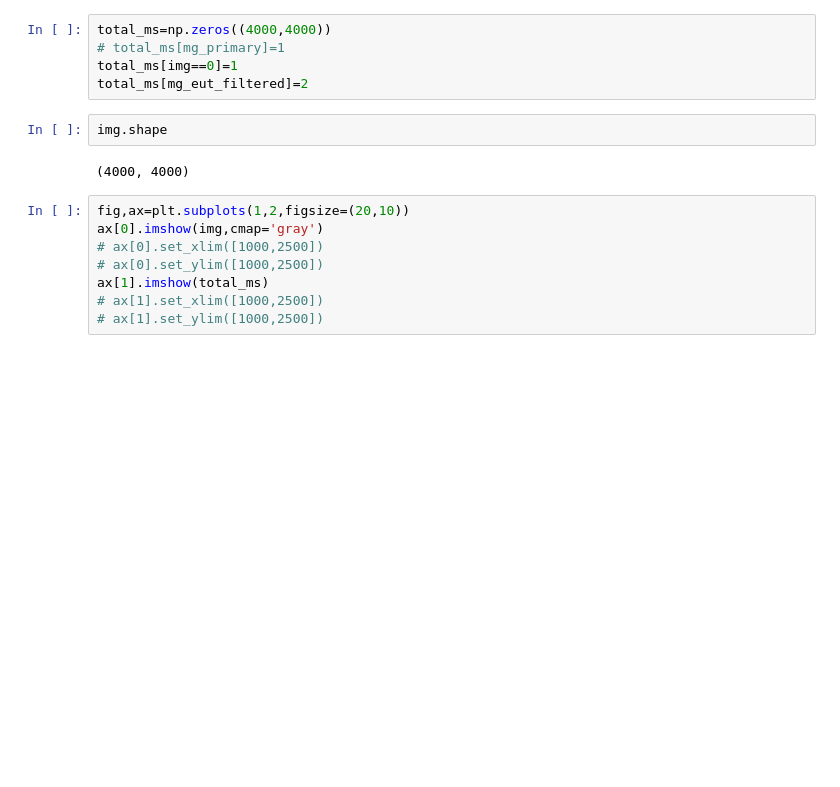
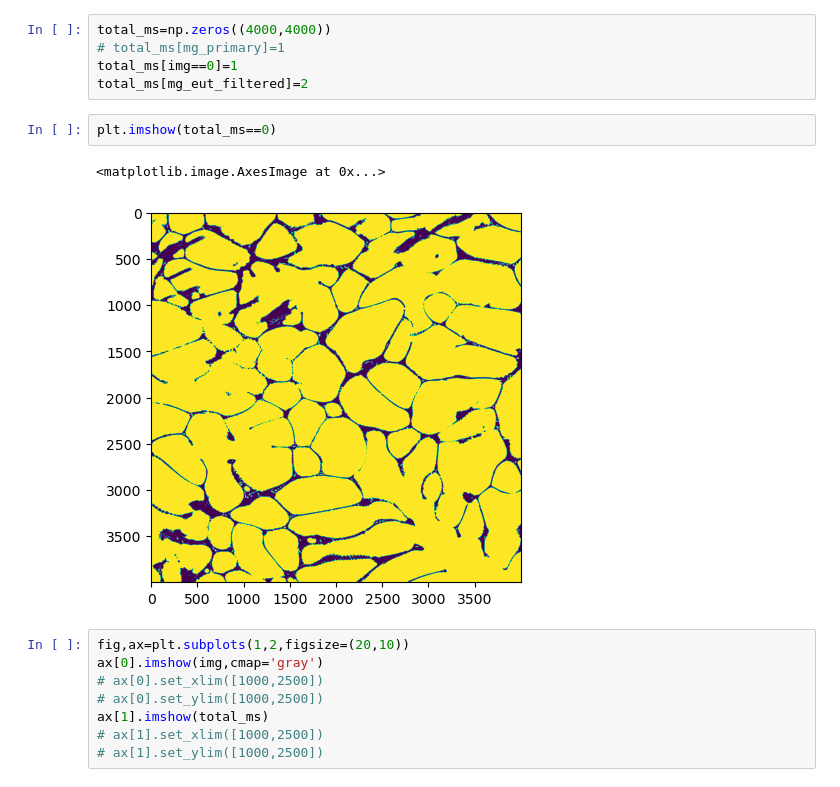
Before and after one commit to potsci/random_projects, a Jupyter notebook: find_eutectic_isles.ipynb, the cells around one changed output. Drawn from its saved outputs; the diff is of its cells as text; blank space fills up the shorter version.

```diff
--- a/find_eutectic_isles.ipynb
+++ b/find_eutectic_isles.ipynb
@@ -205,10 +254,11 @@ total_ms=np.zeros((4000,4000))
 # total_ms[mg_primary]=1
 total_ms[img==0]=1
 total_ms[mg_eut_filtered]=2
-# %%
-img.shape
-# %% [output]
-(4000, 4000)
+# %%
+plt.imshow(total_ms==0)
+# %% [output]
+<matplotlib.image.AxesImage at 0x...>
+[figure, added]
 # %%
 fig,ax=plt.subplots(1,2,figsize=(20,10))
 ax[0].imshow(img,cmap='gray')
```
Also changed, not shown: parts of 11 cells of this notebook, 11 other files.
